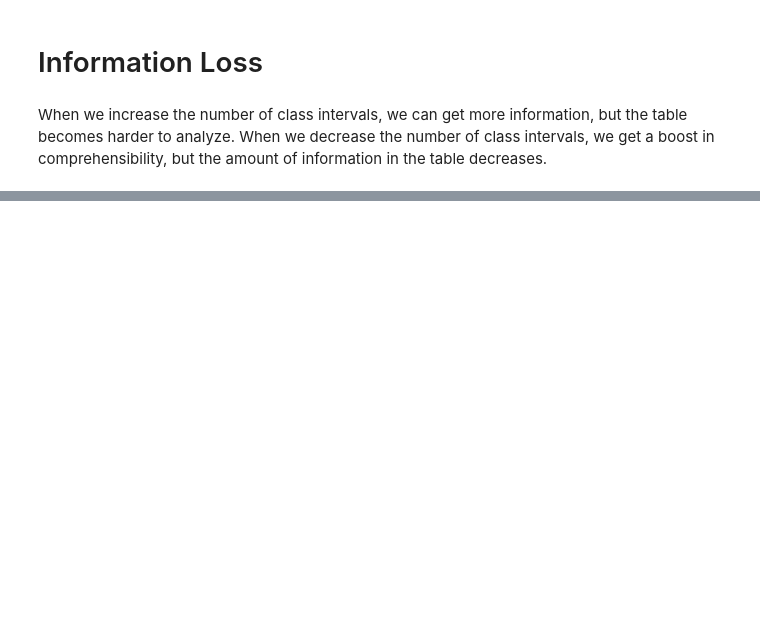
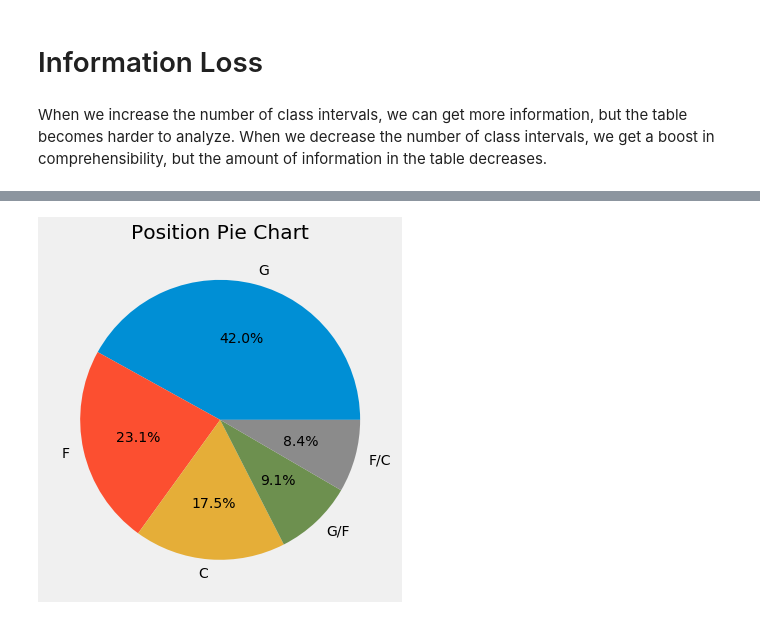
Before and after one commit to VictorOmondi1997/Statistics-Fundamentals, a Jupyter notebook: Frequency Distributions.ipynb, the cells around one changed output, grey strips where cells are left out. Cells and saved outputs as stored; diff of their text form; code cells hidden in the pictures; blank space fills up the shorter version.

```diff
--- a/Frequency Distributions.ipynb
+++ b/Frequency Distributions.ipynb
@@ -359,0 +426,7 @@ When we increase the number of class intervals, we can get more information, but
+# %%
+wnba.Pos.value_counts().plot.pie(figsize=(6,6), autopct='%.1f%%')
+plt.title('Position Pie Chart')
+plt.ylabel('')
+plt.show()
+# %% [output]
+[figure, added]
```
Also changed, not shown: parts of 29 cells of this notebook.
